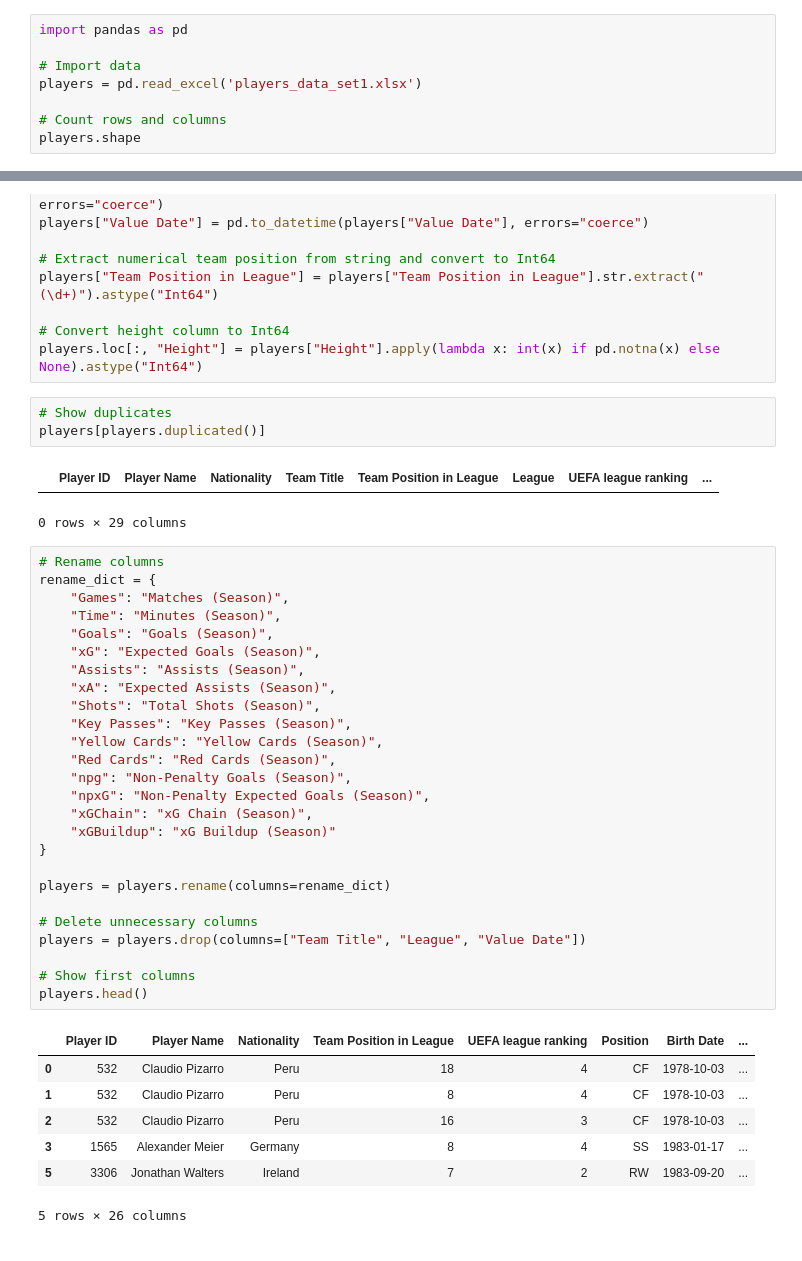
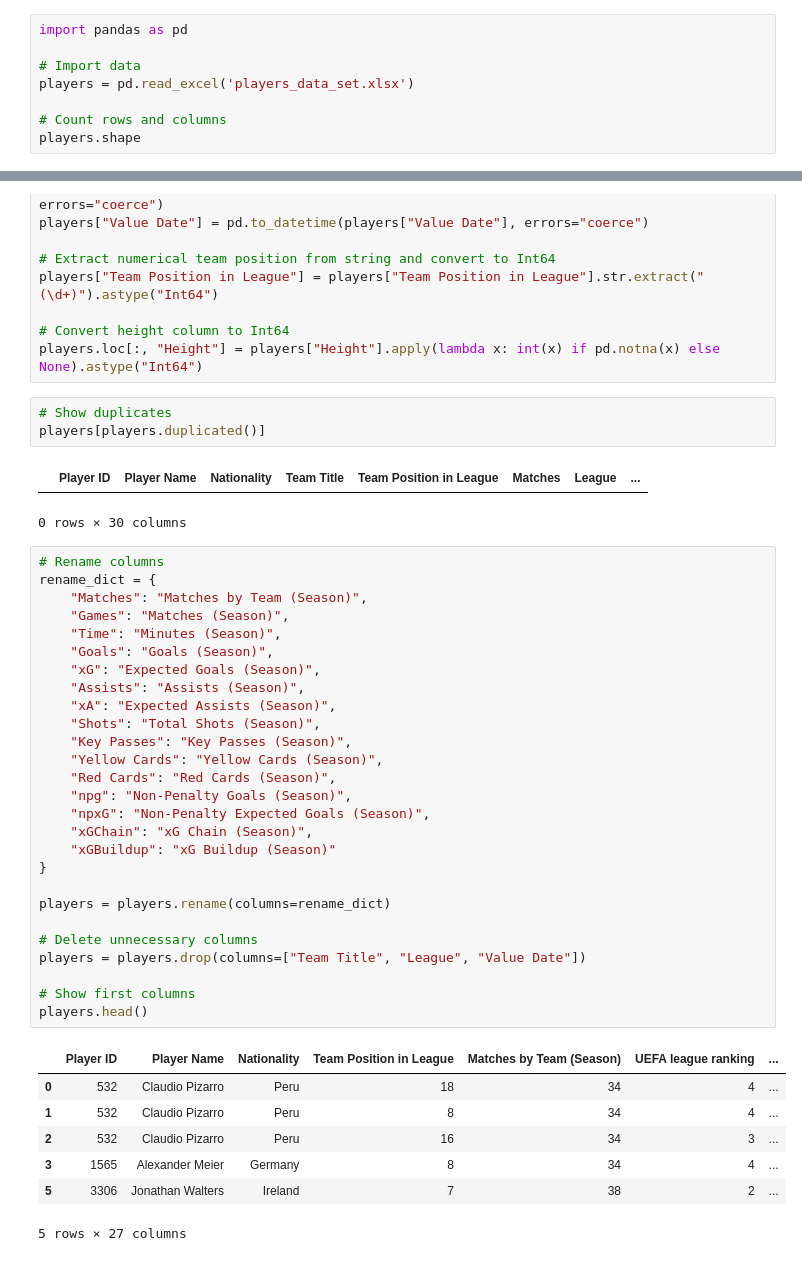
Before and after one commit to l3wandowskyy/Pricing-Footballers-Master, a Jupyter notebook: preditict_value_footballer.ipynb, the cells around one changed output, grey strips where cells are left out. Saved outputs shown, nothing was run; the diff lists cells and outputs as text.

```diff
--- a/preditict_value_footballer.ipynb
+++ b/preditict_value_footballer.ipynb
@@ -6,7 +6,7 @@
 import pandas as pd
 
 # Import data
-players = pd.read_excel('players_data_set1.xlsx')
+players = pd.read_excel('players_data_set.xlsx')
 
 # Count rows and columns
 players.shape
@@ -108,42 +108,43 @@ players.loc[:, "Height"] = players["Height"].apply(lambda x: int(x) if pd.notna(
 # Show duplicates
 players[players.duplicated()]
 # %% [output]
-|  | Player ID | Player Name | Nationality | Team Title | Team Position in League | League | UEFA league ranking | ... |
+|  | Player ID | Player Name | Nationality | Team Title | Team Position in League | Matches | League | ... |
-0 rows × 29 columns
+0 rows × 30 columns
 # %%
 # Rename columns
 rename_dict = {
+    "Matches": "Matches by Team (Season)",
     "Games": "Matches (Season)",
     "Time": "Minutes (Season)",
     "Goals": "Goals (Season)",
     "xG": "Expected Goals (Season)",
     "Assists": "Assists (Season)",
     "xA": "Expected Assists (Season)",
     "Shots": "Total Shots (Season)",
     "Key Passes": "Key Passes (Season)",
     "Yellow Cards": "Yellow Cards (Season)",
     "Red Cards": "Red Cards (Season)",
     "npg": "Non-Penalty Goals (Season)",
     "npxG": "Non-Penalty Expected Goals (Season)",
     "xGChain": "xG Chain (Season)",
     "xGBuildup": "xG Buildup (Season)"
 }
 
 players = players.rename(columns=rename_dict)
 
 # Delete unnecessary columns
 players = players.drop(columns=["Team Title", "League", "Value Date"])
 
 # Show first columns
 players.head()
 # %% [output]
-|  | Player ID | Player Name | Nationality | Team Position in League | UEFA league ranking | Position | Birth Date | ... |
-| 0 | 532 | Claudio Pizarro | Peru | 18 | 4 | CF | 1978-10-03 | ... |
-| 1 | 532 | Claudio Pizarro | Peru | 8 | 4 | CF | 1978-10-03 | ... |
-| 2 | 532 | Claudio Pizarro | Peru | 16 | 3 | CF | 1978-10-03 | ... |
-| 3 | 1565 | Alexander Meier | Germany | 8 | 4 | SS | 1983-01-17 | ... |
-| 5 | 3306 | Jonathan Walters | Ireland | 7 | 2 | RW | 1983-09-20 | ... |
+|  | Player ID | Player Name | Nationality | Team Position in League | Matches by Team (Season) | UEFA league ranking | ... |
+| 0 | 532 | Claudio Pizarro | Peru | 18 | 34 | 4 | ... |
+| 1 | 532 | Claudio Pizarro | Peru | 8 | 34 | 4 | ... |
+| 2 | 532 | Claudio Pizarro | Peru | 16 | 34 | 3 | ... |
+| 3 | 1565 | Alexander Meier | Germany | 8 | 34 | 4 | ... |
+| 5 | 3306 | Jonathan Walters | Ireland | 7 | 38 | 2 | ... |
-5 rows × 26 columns
+5 rows × 27 columns
 # %%
 print(players.columns)
 # %% [output]
```
Also changed, not shown: parts of 13 cells of this notebook.
